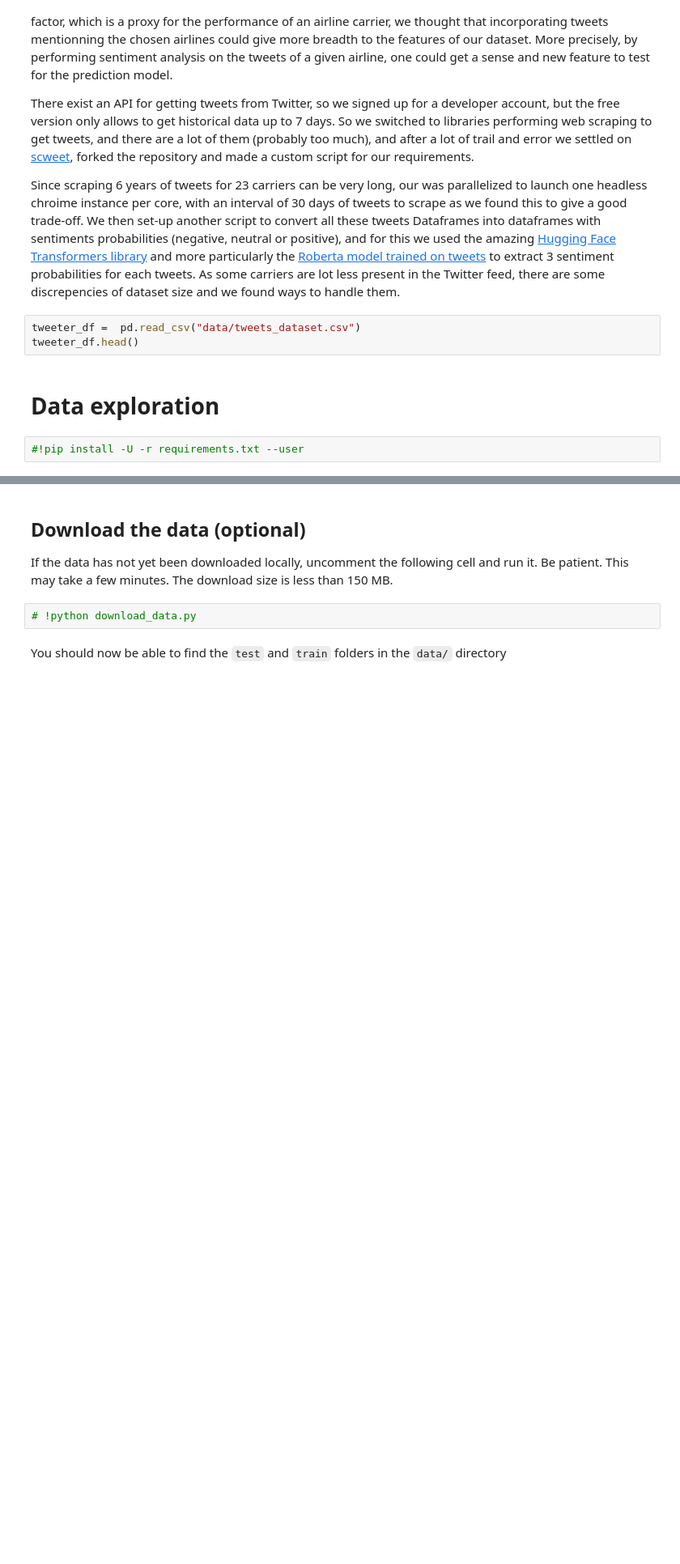
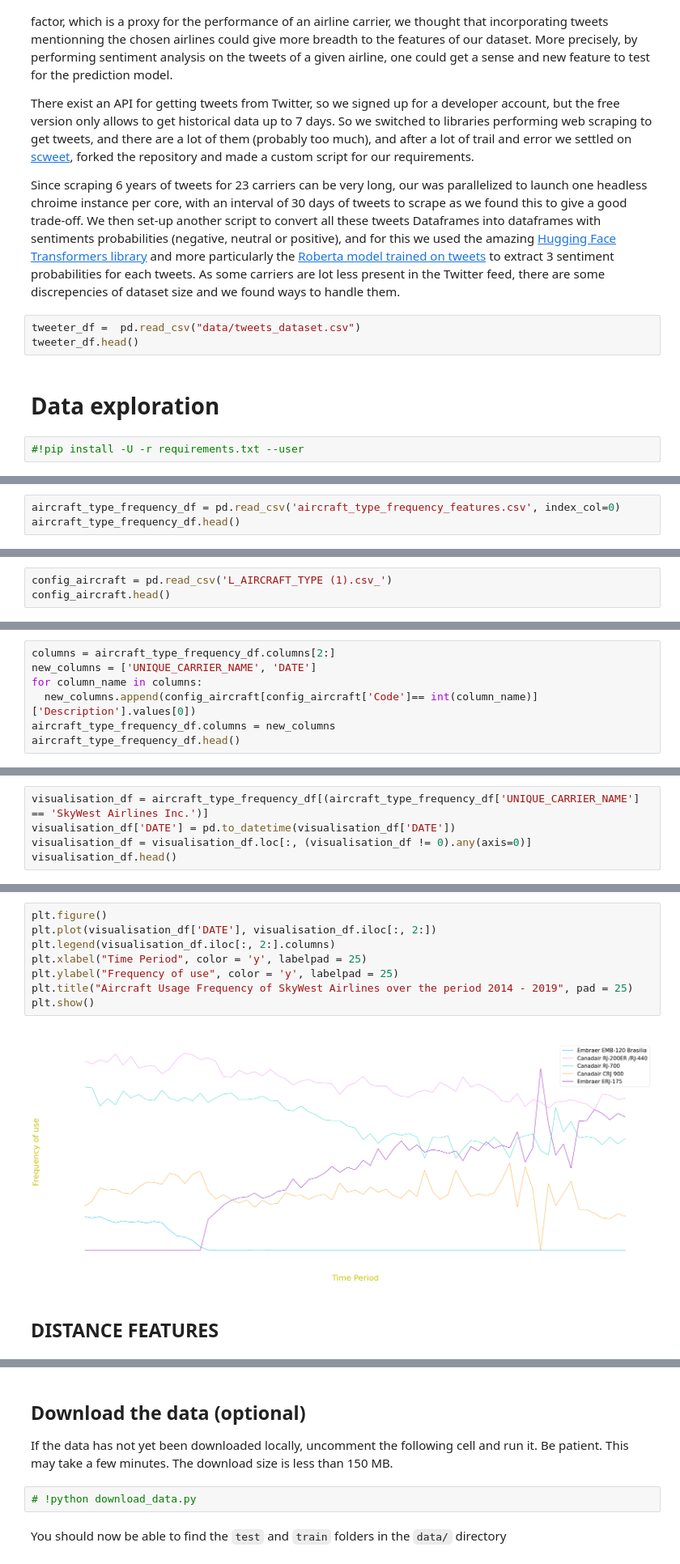
Before and after one commit to alexZajac/airlines_performance, a Jupyter notebook: airlines_performance.ipynb, the cells around one changed output, grey strips where cells are left out. Shown at 81% size. Saved outputs shown, nothing was run; the diff lists cells and outputs as text; blank space fills up the shorter version.

```diff
--- a/airlines_performance.ipynb
+++ b/airlines_performance.ipynb
@@ -152,0 +186,3 @@ from problem import get_data
+# %%
+aircraft_type_frequency_df = pd.read_csv('aircraft_type_frequency_features.csv', index_col=0)
+aircraft_type_frequency_df.head()
@@ -152,0 +196,3 @@ from problem import get_data
+# %%
+config_aircraft = pd.read_csv('L_AIRCRAFT_TYPE (1).csv_')
+config_aircraft.head()
@@ -152,0 +206,7 @@ from problem import get_data
+# %%
+columns = aircraft_type_frequency_df.columns[2:]
+new_columns = ['UNIQUE_CARRIER_NAME', 'DATE']
+for column_name in columns:
+  new_columns.append(config_aircraft[config_aircraft['Code']== int(column_name)]['Description'].values[0])
+aircraft_type_frequency_df.columns = new_columns
+aircraft_type_frequency_df.head()
@@ -152,0 +220,5 @@ from problem import get_data
+# %%
+visualisation_df = aircraft_type_frequency_df[(aircraft_type_frequency_df['UNIQUE_CARRIER_NAME'] == 'SkyWest Airlines Inc.')]
+visualisation_df['DATE'] = pd.to_datetime(visualisation_df['DATE'])
+visualisation_df = visualisation_df.loc[:, (visualisation_df != 0).any(axis=0)]
+visualisation_df.head()
@@ -152,0 +236,12 @@ from problem import get_data
+# %%
+plt.figure()
+plt.plot(visualisation_df['DATE'], visualisation_df.iloc[:, 2:])
+plt.legend(visualisation_df.iloc[:, 2:].columns)
+plt.xlabel("Time Period", color = 'y', labelpad = 25)
+plt.ylabel("Frequency of use", color = 'y', labelpad = 25)
+plt.title("Aircraft Usage Frequency of SkyWest Airlines over the period 2014 - 2019", pad = 25)
+plt.show()
+# %% [output]
+[figure, added]
+# %% [markdown]
+## DISTANCE FEATURES
```
Also changed, not shown: parts of 22 cells of this notebook.
